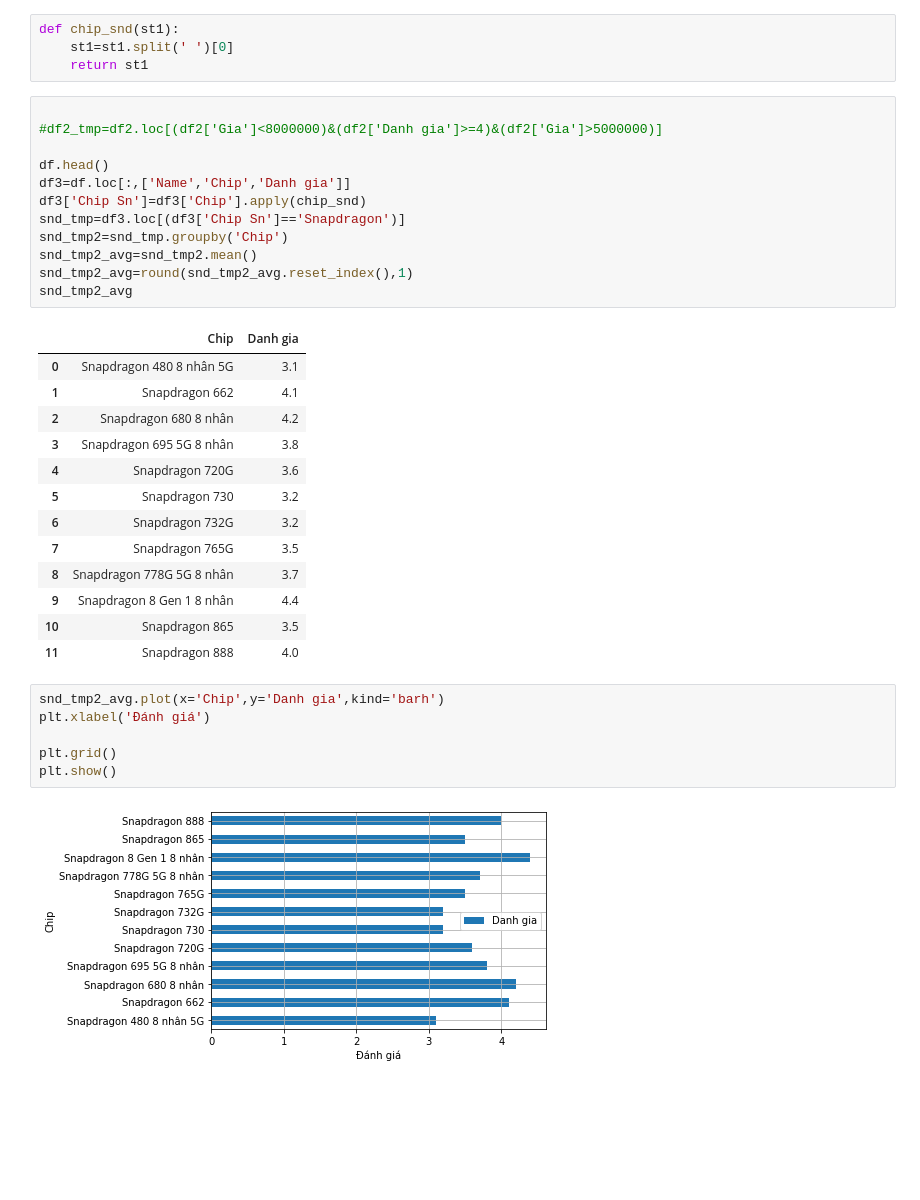
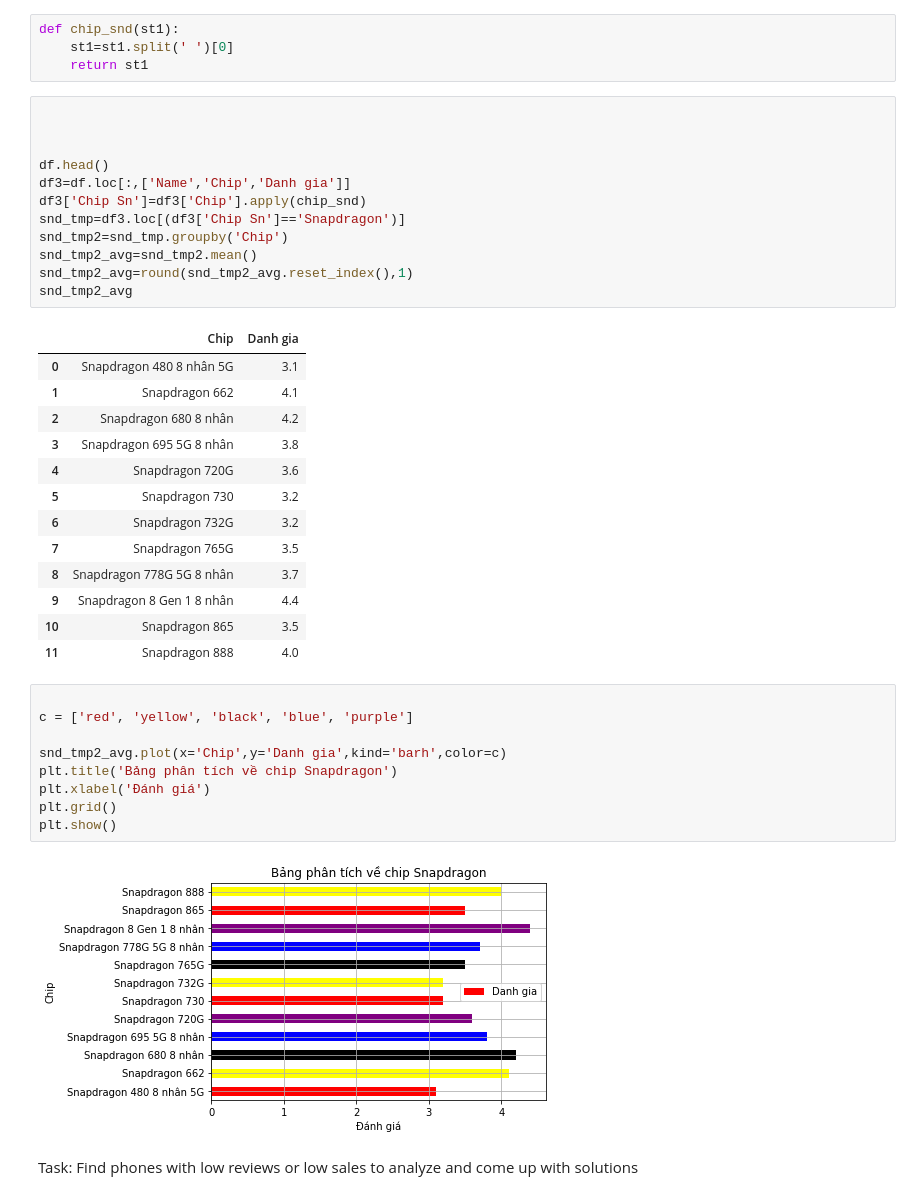
Before and after one commit to kienphamlalala/crawldata, a Jupyter notebook: xulyfile.ipynb, the cells around one changed output. Saved outputs shown, nothing was run; the diff lists cells and outputs as text; blank space fills up the shorter version.

```diff
--- a/xulyfile.ipynb
+++ b/xulyfile.ipynb
@@ -61,7 +75,7 @@ def chip_snd(st1):
     return st1
 # %%
 
-#df2_tmp=df2.loc[(df2['Gia']<8000000)&(df2['Danh gia']>=4)&(df2['Gia']>5000000)]
+
 
 df.head()
 df3=df.loc[:,['Name','Chip','Danh gia']]
@@ -86,10 +100,15 @@ snd_tmp2_avg
 | 10 | Snapdragon 865 | 3.5 |
 | 11 | Snapdragon 888 | 4.0 |
 # %%
-snd_tmp2_avg.plot(x='Chip',y='Danh gia',kind='barh')
+
+c = ['red', 'yellow', 'black', 'blue', 'purple']
+
+snd_tmp2_avg.plot(x='Chip',y='Danh gia',kind='barh',color=c)
+plt.title('Bảng phân tích về chip Snapdragon')
 plt.xlabel('Đánh giá')
-
 plt.grid()
 plt.show()
 # %% [output]
-[figure, old version]
+[figure, new version]
+# %% [markdown]
+Task: Find phones with low reviews or low sales to analyze and come up with solutions
```
Also changed, not shown: parts of 1 cell of this notebook.
